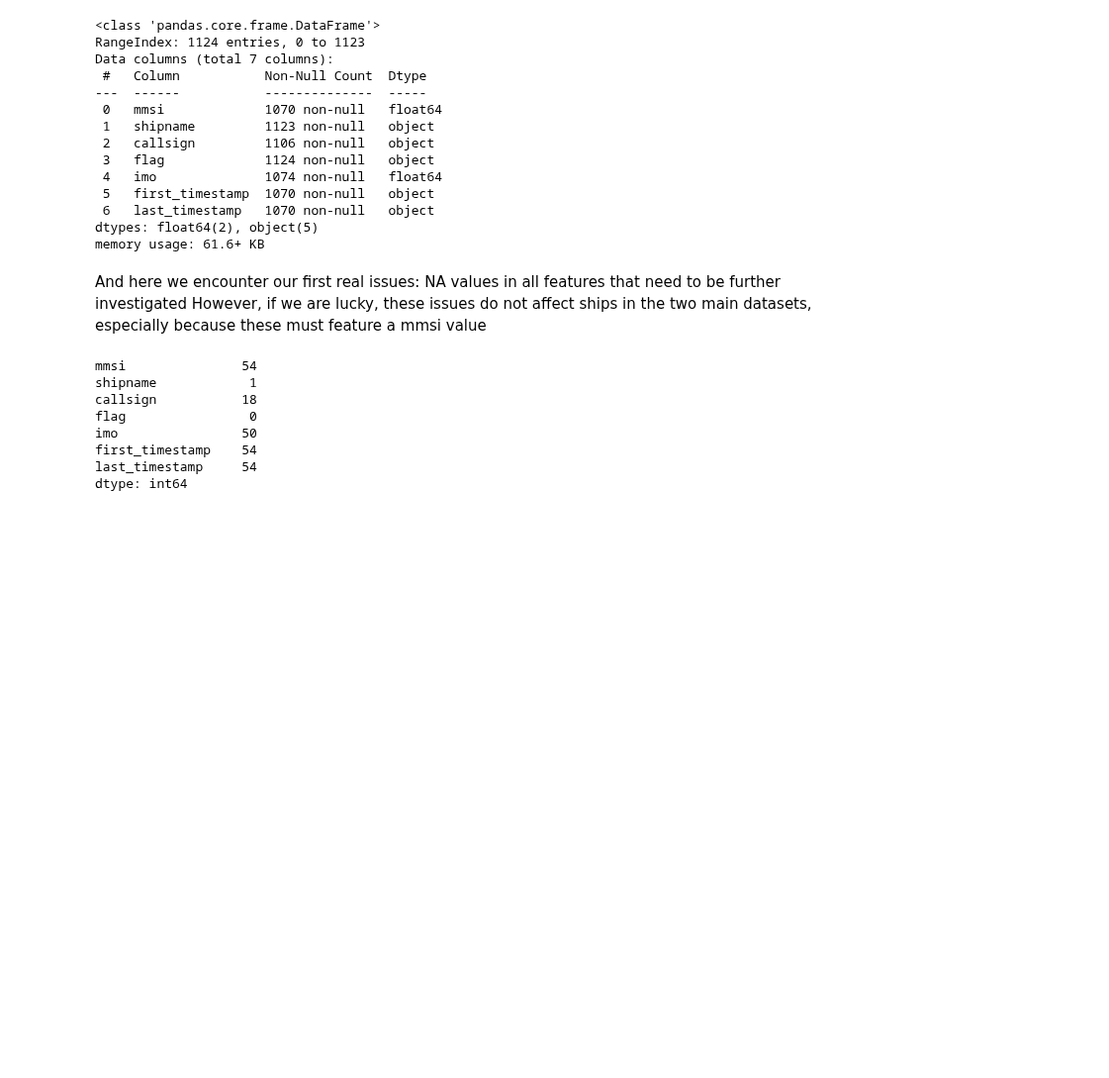
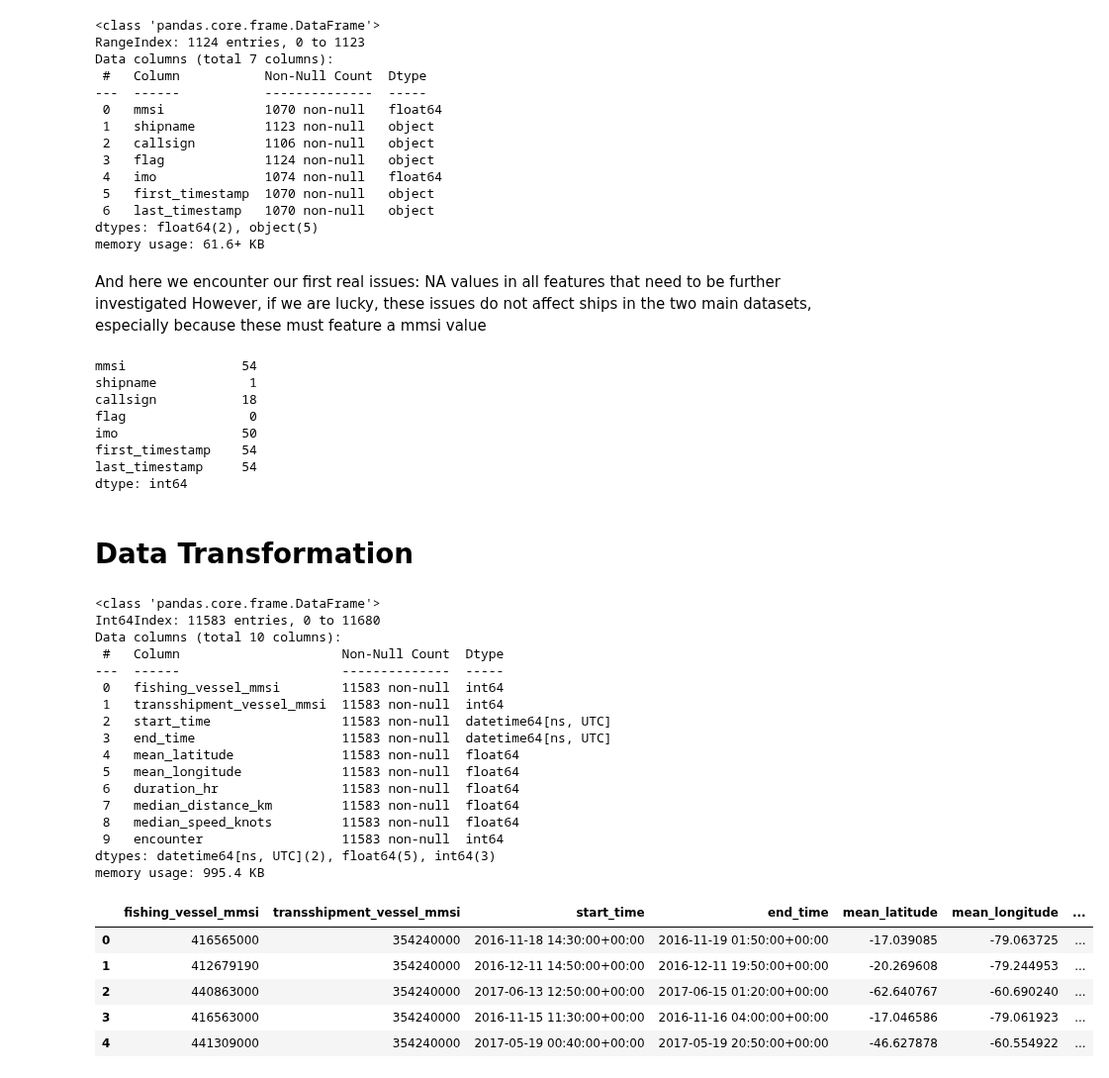
Before and after one commit to neuhart/Doing_DataScience_SS22, a Jupyter notebook: EDA.ipynb, the cells around one changed output. Shown at 99% size. Saved outputs shown, nothing was run; the diff lists cells and outputs as text; code cells hidden in the pictures; blank space fills up the shorter version.

Commit message:
cleaned the data, implemented aggregation & joins

```diff
--- a/EDA.ipynb
+++ b/EDA.ipynb
@@ -193,3 +195,39 @@ imo                50
 first_timestamp    54
 last_timestamp     54
 dtype: int64
+# %% [markdown]
+# Data Transformation
+# %%
+df_enc_mod = df_enc.copy()
+
+df_enc_mod.drop_duplicates(inplace = True) #remove duplicates
+
+df_enc_mod['start_time'] = pd.to_datetime(df_enc['start_time'])#parse time objects
+df_enc_mod['end_time'] = pd.to_datetime(df_enc['end_time'])
+df_enc_mod['encounter'] = 1 #Creating target variable
+df_enc_mod.info()
+df_enc_mod.head()
+# %% [output]
+<class 'pandas.core.frame.DataFrame'>
+Int64Index: 11583 entries, 0 to 11680
+Data columns (total 10 columns):
+ #   Column                     Non-Null Count  Dtype
+---  ------                     --------------  -----
+ 0   fishing_vessel_mmsi        11583 non-null  int64
+ 1   transshipment_vessel_mmsi  11583 non-null  int64
+ 2   start_time                 11583 non-null  datetime64[ns, UTC]
+ 3   end_time                   11583 non-null  datetime64[ns, UTC]
+ 4   mean_latitude              11583 non-null  float64
+ 5   mean_longitude             11583 non-null  float64
+ 6   duration_hr                11583 non-null  float64
+ 7   median_distance_km         11583 non-null  float64
+ 8   median_speed_knots         11583 non-null  float64
+ 9   encounter                  11583 non-null  int64
+dtypes: datetime64[ns, UTC](2), float64(5), int64(3)
+memory usage: 995.4 KB
+|  | fishing_vessel_mmsi | transshipment_vessel_mmsi | start_time | end_time | mean_latitude | mean_longitude | ... |
+| 0 | 416565000 | 354240000 | 2016-11-18 14:30:00+00:00 | 2016-11-19 01:50:00+00:00 | -17.039085 | -79.063725 | ... |
+| 1 | 412679190 | 354240000 | 2016-12-11 14:50:00+00:00 | 2016-12-11 19:50:00+00:00 | -20.269608 | -79.244953 | ... |
+| 2 | 440863000 | 354240000 | 2017-06-13 12:50:00+00:00 | 2017-06-15 01:20:00+00:00 | -62.640767 | -60.690240 | ... |
+| 3 | 416563000 | 354240000 | 2016-11-15 11:30:00+00:00 | 2016-11-16 04:00:00+00:00 | -17.046586 | -79.061923 | ... |
+| 4 | 441309000 | 354240000 | 2017-05-19 00:40:00+00:00 | 2017-05-19 20:50:00+00:00 | -46.627878 | -60.554922 | ... |
```
Also changed, not shown: parts of 8 cells of this notebook.
